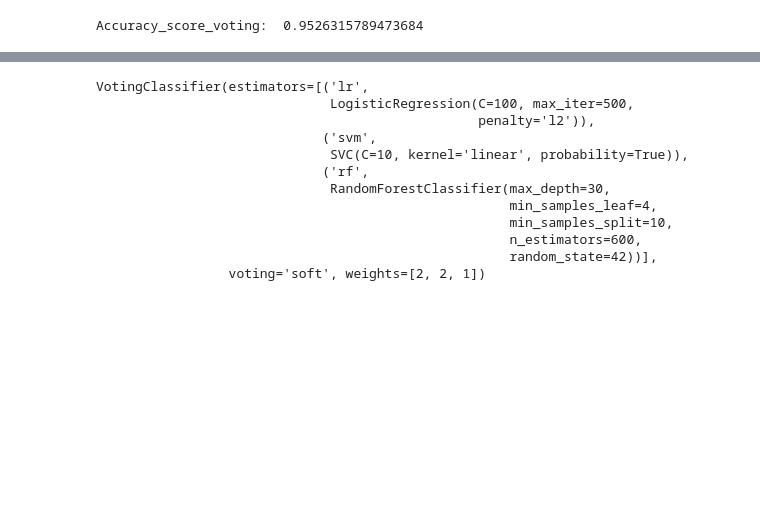
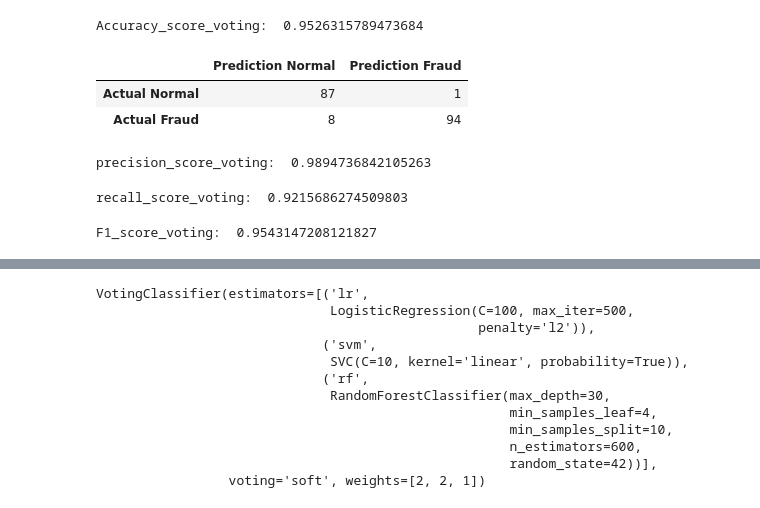
Before and after one commit to Rupesh-Mane/credit-card-fraud-detection, a Jupyter notebook: notebook/credit_card_fraud_detection.ipynb, the cells around one changed output, grey strips where cells are left out. Drawn from its saved outputs; the diff is of its cells as text; code cells hidden in the pictures; blank space fills up the shorter version.

```diff
--- a/notebook/credit_card_fraud_detection.ipynb
+++ b/notebook/credit_card_fraud_detection.ipynb
@@ -1229,3 +1229,21 @@ x_test_score_voting
 print("Accuracy_score_voting: ",accuracy_score(y_test,y_pred_voting))
 # %% [output]
 Accuracy_score_voting:  0.9526315789473684
+# %%
+pd.DataFrame(confusion_matrix(y_test,y_pred_voting),columns=["Prediction Normal","Prediction Fraud"],index=["Actual Normal","Actual Fraud"])
+# %% [output]
+|  | Prediction Normal | Prediction Fraud |
+| Actual Normal | 87 | 1 |
+| Actual Fraud | 8 | 94 |
+# %%
+print("precision_score_voting: ",precision_score(y_test,y_pred_voting))
+# %% [output]
+precision_score_voting:  0.9894736842105263
+# %%
+print("recall_score_voting: ",recall_score(y_test,y_pred_voting))
+# %% [output]
+recall_score_voting:  0.9215686274509803
+# %%
+print("F1_score_voting: ",f1_score(y_test,y_pred_voting))
+# %% [output]
+F1_score_voting:  0.9543147208121827
```
Also changed, not shown: parts of 12 cells of this notebook.
